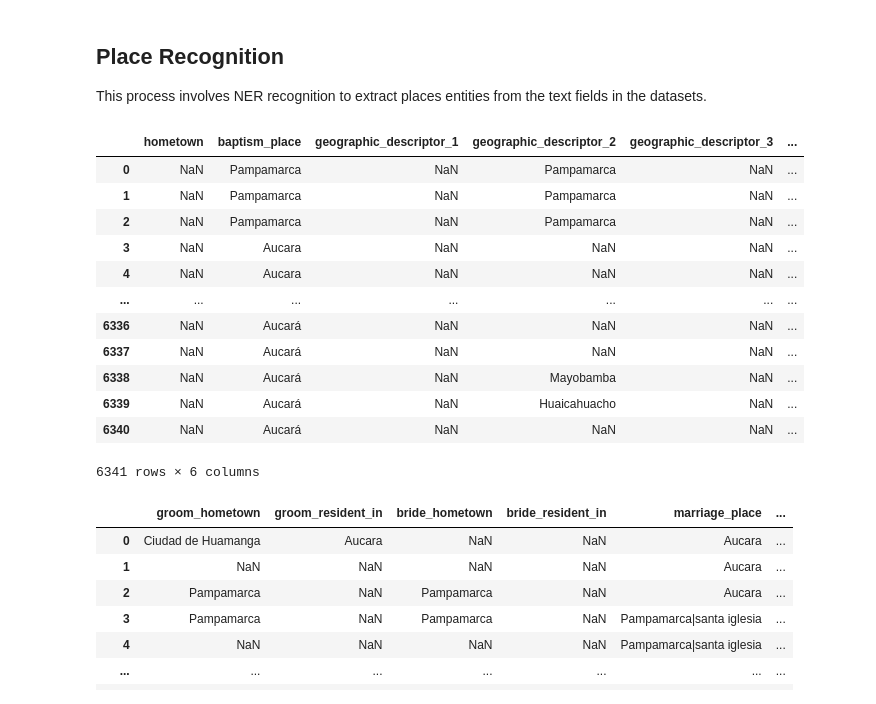
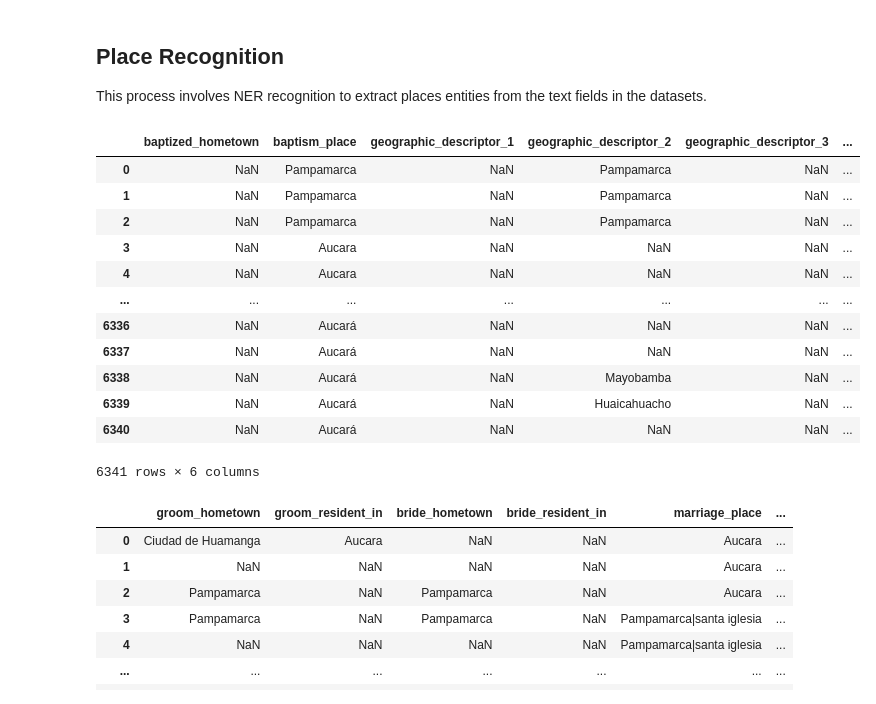
Before and after one commit to UCSB-AMPLab/sondondo, a Jupyter notebook: project_code/dataCleaning.ipynb, the cells around one changed output. Saved outputs shown, nothing was run; the diff lists cells and outputs as text; code cells hidden in the pictures.

```diff
--- a/project_code/dataCleaning.ipynb
+++ b/project_code/dataCleaning.ipynb
@@ -205,6 +205,6 @@ Infer the age of individuals based on their birth dates and the date of the even
 # %%
 from actions.generators.AgeInferrer import AgeInferrer
 # %%
-BAUTISMOS_HARMONIZED['birth_date'] = AgeInferrer(BAUTISMOS_HARMONIZED['date']).infer_all(BAUTISMOS_HARMONIZED['birth_date'])
-BAUTISMOS_HARMONIZED[['date', 'birth_date']]
+BAUTISMOS_HARMONIZED['baptized_birth_date'] = AgeInferrer(BAUTISMOS_HARMONIZED['date']).infer_all(BAUTISMOS_HARMONIZED['baptized_birth_date'])
+BAUTISMOS_HARMONIZED[['date', 'baptized_birth_date']]
 # %% [output]
@@ -255,6 +255,6 @@ MATRIMONIOS_HARMONIZED[['date', 'groom_age', 'bride_age']]
 | 1718 | 1908-03-17 | 1880-03-23 | 1879-03-24 |
 1719 rows × 3 columns
 # %%
-ENTIERROS_HARMONIZED['age'] = AgeInferrer(ENTIERROS_HARMONIZED['date']).infer_all(ENTIERROS_HARMONIZED['age'])
-ENTIERROS_HARMONIZED[['date', 'age']]
+ENTIERROS_HARMONIZED['deceased_age'] = AgeInferrer(ENTIERROS_HARMONIZED['date']).infer_all(ENTIERROS_HARMONIZED['deceased_age'])
+ENTIERROS_HARMONIZED[['date', 'deceased_age']]
 # %% [output]
@@ -382,20 +382,20 @@ from actions.extractors import placeRecognition
 extractor = placeRecognition.PlaceExtractor()
 # %%
 bautismos_place_columns = [
-    'hometown', 'baptism_place', 'geographic_descriptor_1',
+    'baptized_hometown', 'baptism_place', 'geographic_descriptor_1',
         'geographic_descriptor_2', 'geographic_descriptor_3',
         'geographic_descriptor_4'
 ]
 
 BAUTISMOS_PLACES_RAW = BAUTISMOS_HARMONIZED[bautismos_place_columns]
 
 for col in bautismos_place_columns:
     if col in BAUTISMOS_HARMONIZED.columns:
         BAUTISMOS_HARMONIZED[col] = extractor.extract_places_per_row(BAUTISMOS_HARMONIZED[col])
 
 BAUTISMOS_HARMONIZED[bautismos_place_columns]
 # %% [output]
-|  | hometown | baptism_place | geographic_descriptor_1 | geographic_descriptor_2 | geographic_descriptor_3 | ... |
+|  | baptized_hometown | baptism_place | geographic_descriptor_1 | geographic_descriptor_2 | geographic_descriptor_3 | ... |
 | 0 | NaN | Pampamarca | NaN | Pampamarca | NaN | ... |
 | 1 | NaN | Pampamarca | NaN | Pampamarca | NaN | ... |
 | 2 | NaN | Pampamarca | NaN | Pampamarca | NaN | ... |
```
Also changed, not shown: parts of 7 cells of this notebook, 2 other files.
